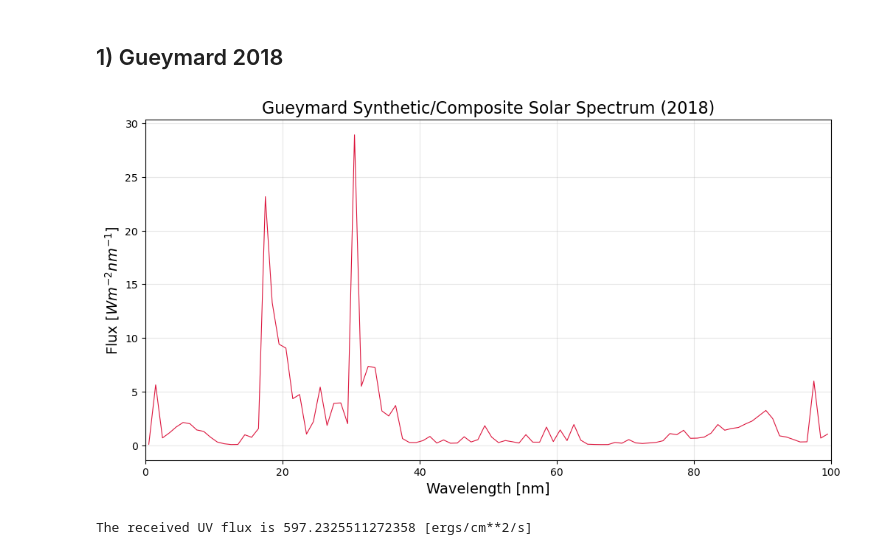
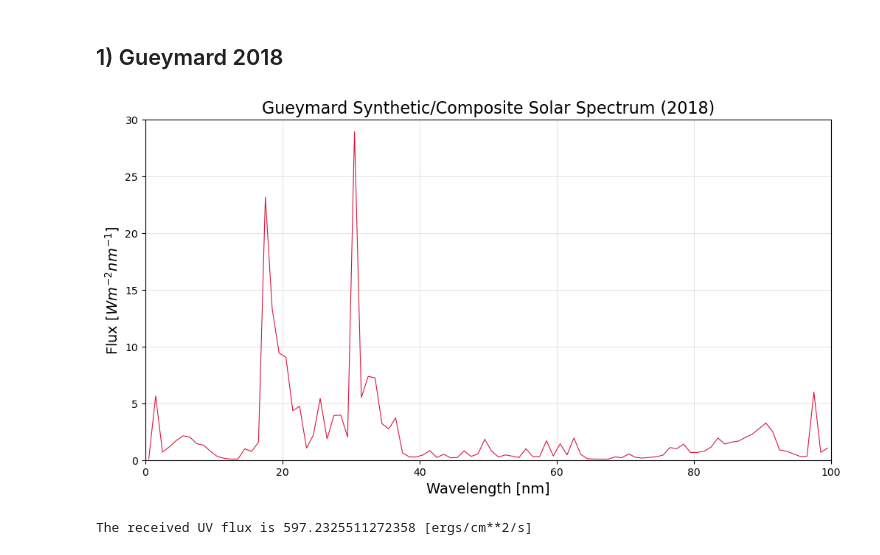
Before and after one commit to shih-jim/escape, a Jupyter notebook: energy_conservation_heating.ipynb, the cells around one changed output. Cells and saved outputs as stored; diff of their text form; code cells hidden in the pictures.

```diff
--- a/energy_conservation.ipynb
+++ b/energy_conservation_heating.ipynb
@@ -272,28 +272,29 @@ np.float64(3.099604960830007e-08)
 # %%
 # 1. Load the data
 # sep='\s+' handles both tabs and multiple spaces
 # comment='#' ignores the header line
 file_path = 'SEDs/Gueymard_solar.txt'
 df = pd.read_csv(file_path, sep='\s+', comment='#', names=['wavelength_nm', 'flux'], header=None)
 
 # define the wavelength range of interest
 df_range = df[(df['wavelength_nm'] >= 0) & (df['wavelength_nm'] <= 100)]
 
 # 2. Plot the spectrum
 plt.figure(figsize=(12, 6))
 plt.plot(df_range['wavelength_nm'], df_range['flux']/1e3, color='crimson', linewidth=0.8) # converting flux from [ergs/cm^2/s/nm] to [W/m^2/nm]
 
 # Log scale is highly recommended because flux drops off fast in the UV
 # plt.yscale('log')
 
 plt.xlabel('Wavelength [nm]', fontsize=14)
 plt.ylabel(r'Flux [$W m^{-2} nm^{-1}$]', fontsize=14)
 plt.title('Gueymard Synthetic/Composite Solar Spectrum (2018)', fontsize=16)
 plt.grid(True, which="both", ls="-", alpha=0.3)
 plt.xlim(0, 100)
+plt.ylim(0, 30)
 plt.show()
 # %% [output]
-[figure, old version]
+[figure, new version]
 # %%
 mask = (df['wavelength_nm'] >= 31) & (df['wavelength_nm'] <= 91.2)
 euv_band = df[mask]
```
Also changed, not shown: parts of 5 cells of this notebook, 2 other files.
